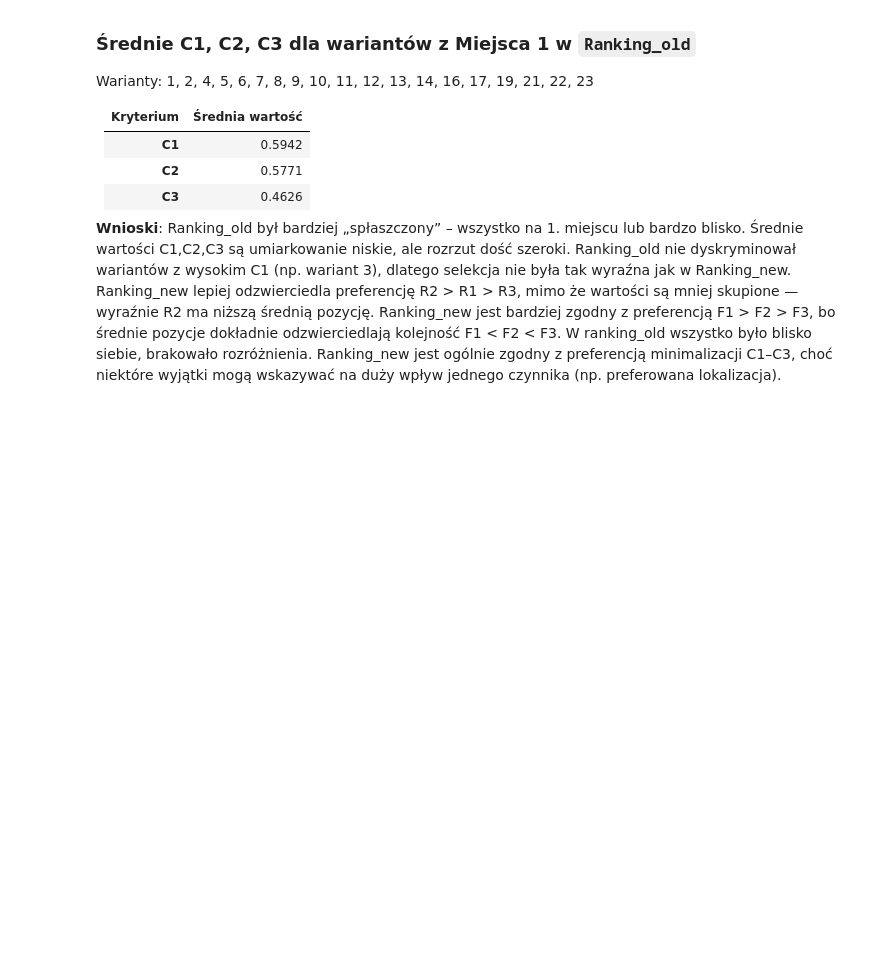
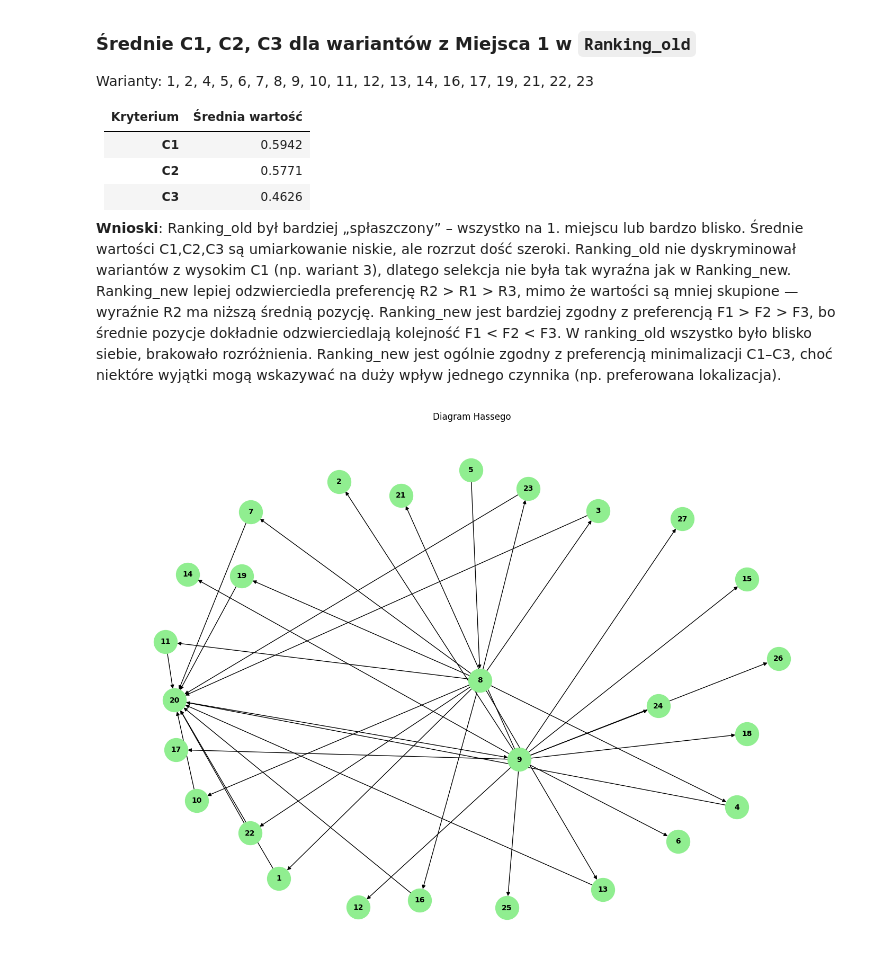
Before and after one commit to nikakoga/Master-Degree-in-Artificial-Inteligence-, a Jupyter notebook: Inteligent_decision_support_systems/ProjectUTA.ipynb, the cells around one changed output. Saved outputs shown, nothing was run; the diff lists cells and outputs as text; code cells hidden in the pictures; blank space fills up the shorter version.

```diff
--- a/Inteligent_decision_support_systems/ProjectUTA.ipynb
+++ b/Inteligent_decision_support_systems/ProjectUTA.ipynb
@@ -658,3 +656,53 @@ Ranking_old był bardziej „spłaszczony” – wszystko na 1. miejscu lub bard
 Ranking_new lepiej odzwierciedla preferencję R2 > R1 > R3, mimo że wartości są mniej skupione — wyraźnie R2 ma niższą średnią pozycję.
 Ranking_new jest bardziej zgodny z preferencją F1 > F2 > F3, bo średnie pozycje dokładnie odzwierciedlają kolejność F1 < F2 < F3. W ranking_old wszystko było blisko siebie, brakowało rozróżnienia.
 Ranking_new jest ogólnie zgodny z preferencją minimalizacji C1–C3, choć niektóre wyjątki mogą wskazywać na duży wpływ jednego czynnika (np. preferowana lokalizacja).
+# %%
+import networkx as nx
+import matplotlib.pyplot as plt
+from itertools import combinations
+
+# 1. Budujemy relacje konieczne z df_results_new
+utility_dict = dict(zip(df_results_new["Wariant"], df_results_new["Użyteczność_new"]))
+
+necessary_edges = []
+for a, b in combinations(utility_dict.keys(), 2):
+    if utility_dict[a] > utility_dict[b]:
+        necessary_edges.append((a, b))
+    elif utility_dict[b] > utility_dict[a]:
+        necessary_edges.append((b, a))
+
+# 2. Tworzenie grafu i usunięcie relacji tranzytywnych
+G = nx.DiGraph()
+G.add_edges_from(necessary_edges)
+
+def remove_transitive_edges(graph):
+    H = graph.copy()
+    for u in list(graph.nodes()):
+        for v in list(graph.successors(u)):
+            for w in list(graph.successors(v)):
+                if H.has_edge(u, w):
+                    H.remove_edge(u, w)
+    return H
+
+H = remove_transitive_edges(G)
+
+# 3. Rozciągnięty układ siatki
+pos = nx.spring_layout(H, seed=42, k=2)
+
+# 4. Zmiana etykiet na int
+labels = {node: str(int(node)) for node in H.nodes()}
+
+# 5. Rysowanie
+plt.figure(figsize=(14, 10))
+nx.draw(H, pos,
+        labels=labels,         # <-- podmienione etykiety
+        with_labels=True,
+        arrows=True,
+        node_color='lightgreen',
+        node_size=1000,
+        font_size=10,
+        font_weight='bold')
+plt.title("Diagram Hassego")
+plt.show()
+# %% [output]
+[figure, added]
```
Also changed, not shown: parts of 2 cells of this notebook.
